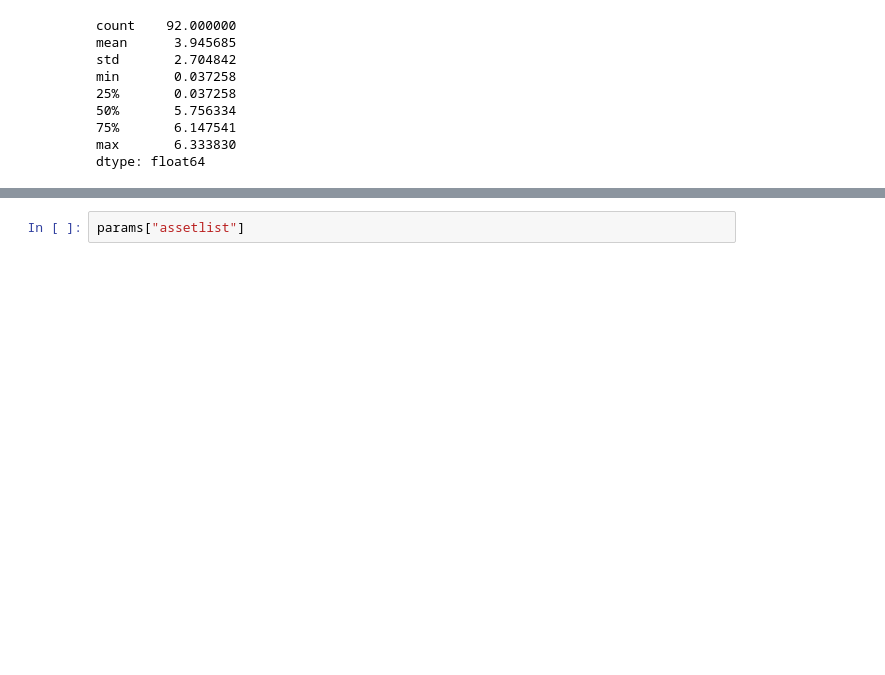
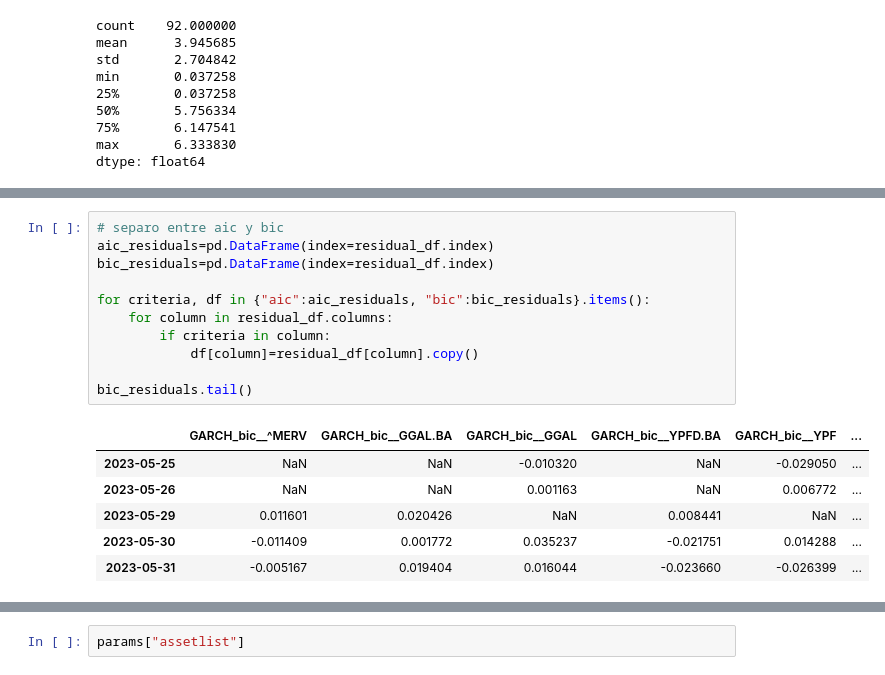
Before and after one commit to alfsn/regime-switching-hmm, a Jupyter notebook: notebooks/03_Comparison.ipynb, the cells around one changed output, grey strips where cells are left out. Cells and saved outputs as stored; diff of their text form; blank space fills up the shorter version.

```diff
--- a/notebooks/03_Comparison.ipynb
+++ b/notebooks/03_Comparison.ipynb
@@ -80 +96,19 @@ dtype: float64
+# %%
+# separo entre aic y bic
+aic_residuals=pd.DataFrame(index=residual_df.index)
+bic_residuals=pd.DataFrame(index=residual_df.index)
+
+for criteria, df in {"aic":aic_residuals, "bic":bic_residuals}.items():
+    for column in residual_df.columns:
+        if criteria in column:
+            df[column]=residual_df[column].copy()
+
+bic_residuals.tail()
+# %% [output]
+|  | GARCH_bic__^MERV | GARCH_bic__GGAL.BA | GARCH_bic__GGAL | GARCH_bic__YPFD.BA | GARCH_bic__YPF | ... |
+| 2023-05-25 | NaN | NaN | -0.010320 | NaN | -0.029050 | ... |
+| 2023-05-26 | NaN | NaN | 0.001163 | NaN | 0.006772 | ... |
+| 2023-05-29 | 0.011601 | 0.020426 | NaN | 0.008441 | NaN | ... |
+| 2023-05-30 | -0.011409 | 0.001772 | 0.035237 | -0.021751 | 0.014288 | ... |
+| 2023-05-31 | -0.005167 | 0.019404 | 0.016044 | -0.023660 | -0.026399 | ... |
 # %%
```
Also changed, not shown: parts of 2 cells of this notebook.
